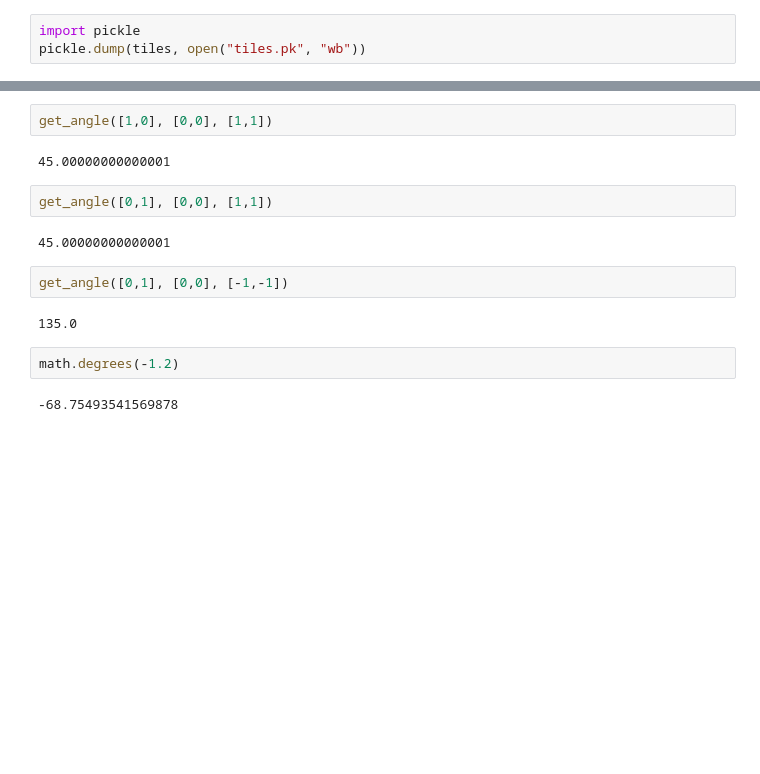
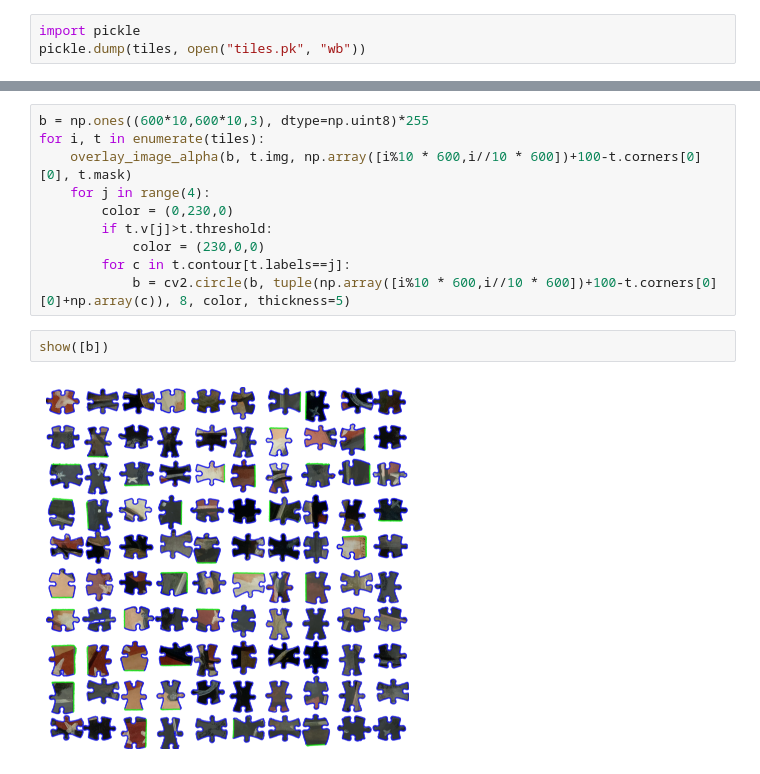
Before and after one commit to tang-ji/jigsaw-puzzle-solver, a Jupyter notebook: main.ipynb, the cells around one changed output, grey strips where cells are left out. Cells and saved outputs as stored; diff of their text form; blank space fills up the shorter version.

```diff
--- a/main.ipynb
+++ b/main.ipynb
@@ -158,16 +63,14 @@ get_angle([1,0], [0,0], [0,1])
-# %%
-get_angle([1,0], [0,0], [1,1])
-# %% [output]
-45.00000000000001
-# %%
-get_angle([0,1], [0,0], [1,1])
-# %% [output]
-45.00000000000001
-# %%
-get_angle([0,1], [0,0], [-1,-1])
-# %% [output]
-135.0
-# %%
-math.degrees(-1.2)
-# %% [output]
--68.75493541569878
+# %%
+b = np.ones((600*10,600*10,3), dtype=np.uint8)*255
+for i, t in enumerate(tiles):
+    overlay_image_alpha(b, t.img, np.array([i%10 * 600,i//10 * 600])+100-t.corners[0][0], t.mask)
+    for j in range(4):
+        color = (0,230,0)
+        if t.v[j]>t.threshold:
+            color = (230,0,0)
+        for c in t.contour[t.labels==j]:
+            b = cv2.circle(b, tuple(np.array([i%10 * 600,i//10 * 600])+100-t.corners[0][0]+np.array(c)), 8, color, thickness=5)
+# %%
+show([b])
+# %% [output]
+[figure, added]
```
Also changed, not shown: parts of 24 cells of this notebook, 1 other file.
